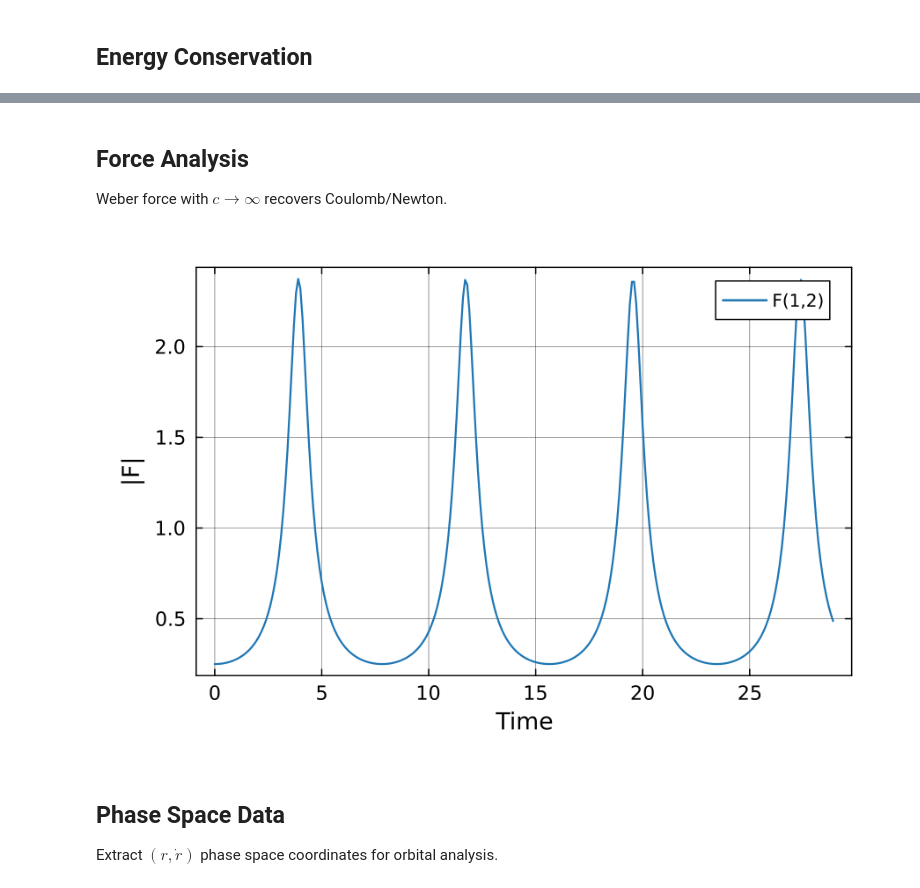
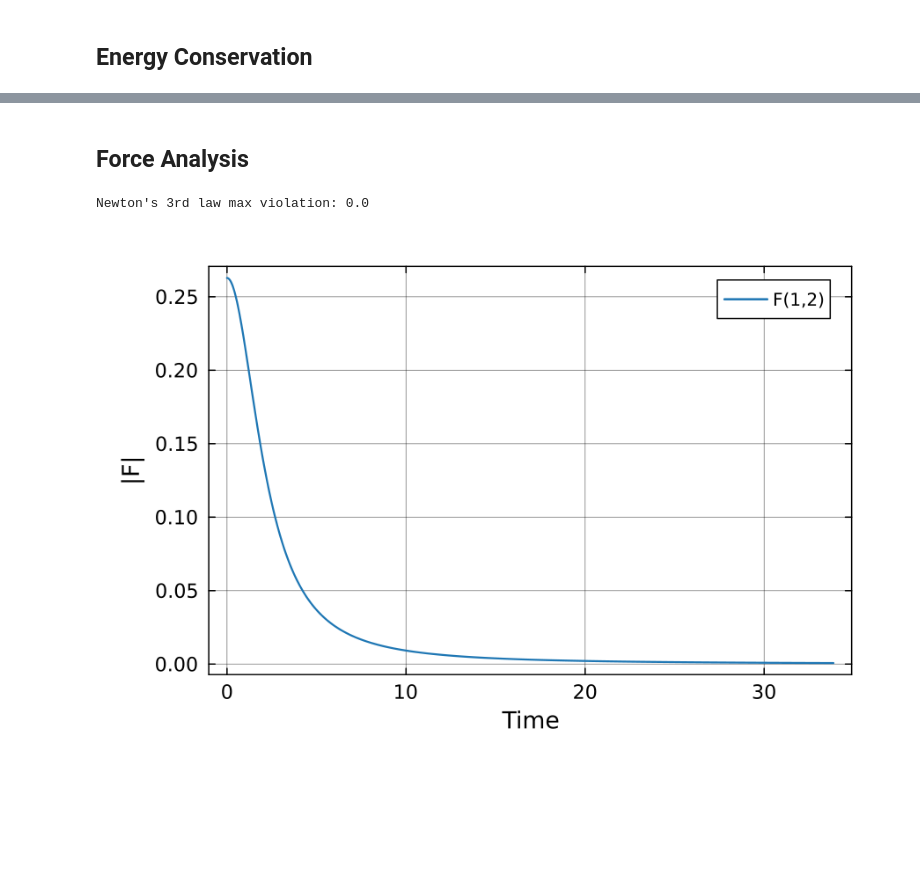
Before and after one commit to WeberElectrodynamics/WeberElectrodynamics.jl, a Jupyter notebook: examples/two_body_reference.ipynb, the cells around one changed output, grey strips where cells are left out. Drawn from its saved outputs; the diff is of its cells as text; code cells hidden in the pictures; blank space fills up the shorter version.

```diff
--- a/examples/two_body_reference.ipynb
+++ b/examples/two_body_reference.ipynb
@@ -57,23 +69,21 @@ Circular orbit: $v = \sqrt{GM/r}$ for reduced mass at separation $r$.
 # %%
-m1, m2, G = 1.0, 0.5, 1.0
-params = [m1, m2, G]
+m1, m2 = 1.0, 0.1
+k = 0.1
+c = 4.0
+params = [m1, m2, k, c]
 
 r0 = 2.0
 M = m1 + m2
-v_circ = sqrt(G * M / r0)
+v_circ = sqrt(k * M / (m1 * m2 * r0))
+v_scale = 0.7
 
-r1 = -m2/M * r0
-r2 = m1/M * r0
-v_scale = 0.7
-v1 = -m2/M * v_circ * v_scale
-v2 = m1/M * v_circ * v_scale
+q0 = [-m2/M * r0, 0.0, m1/M * r0, 0.0]
+p0 = [0.0, m1 * (-m2/M * v_circ * v_scale), 0.0, m2 * (m1/M * v_circ * v_scale)]
 
-q0 = [r1, 0.0, r2, 0.0]
-p0 = [0.0, m1*v1, 0.0, m2*v2]
+T_orbit = 2π * sqrt(r0^3 * m1 * m2 / (k * M))
+tspan = (0.0, 2 * T_orbit)
 
-T = 2π * sqrt(r0^3 / (G * M))
-tspan = (0.0, 2T)
-
-prob = WeberProblem(H, tspan, q0, p0; params=params, dt=0.01, tolerance=1e-12)
+alg = SymmetricProjection(solver=RelaxedFixedPoint(relaxation=0.25))
+prob = WeberProblem(H, tspan, q0, p0; params=params, dt=0.001, tolerance=1e-12)
 ;
 # %% [markdown]
@@ -81,6 +91,7 @@ prob = WeberProblem(H, tspan, q0, p0; params=params, dt=0.01, tolerance=1e-12)
 # %%
-sol = solve(prob)
+sol = solve(prob, alg)
 
+println("Type: ", typeof(sol))
 println("Steps: ", length(sol.t))
-println("Final q: ", round.(sol.q[end], digits=6))
+println("Return code: ", sol.retcode)
 # %% [output]
@@ -136,18 +155,15 @@ Relative range: -0.00011623426668504766
-# %% [markdown]
-## Force Analysis
-
-Weber force with $c \to \infty$ recovers Coulomb/Newton.
+# %% [markdown]
+## Force Analysis
 # %%
 masses = [m1, m2]
 charges = [1.0, 1.0]
-c = 1e6
 
 forces = compute_force_timeseries(sol, n_particles, dims, masses, charges, c; stride=10)
 
+n3 = check_newtons_third_law(forces)
+println("Newton's 3rd law max violation: ", n3.global_max_violation)
+
 plot_forces(forces)
 # %% [output]
+Newton's 3rd law max violation: 0.0
-[figure, old version]
+[figure, new version]
-# %% [markdown]
-## Phase Space Data
-
-Extract $(r, \dot{r})$ phase space coordinates for orbital analysis.
```
Also changed, not shown: parts of 26 cells of this notebook, 1 other file.
